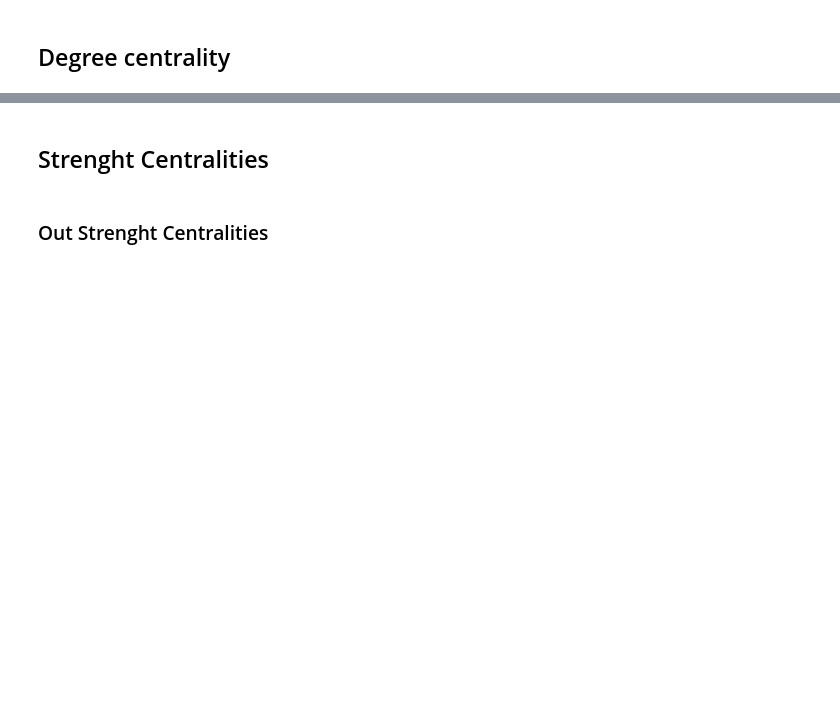
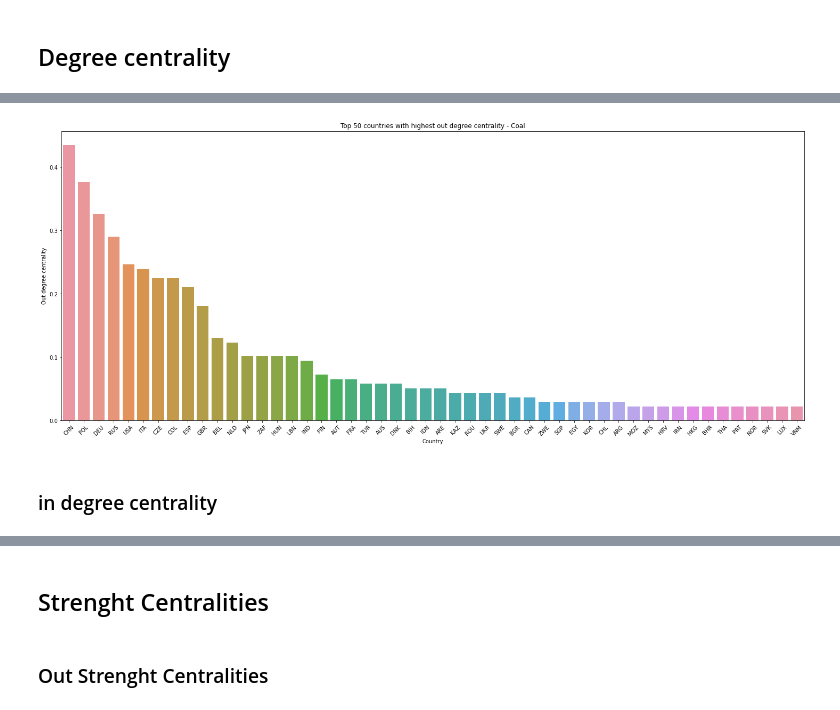
Before and after one commit to HumidBore/Social-Network-Analysis, a Jupyter notebook: SocialNetworkAnalysis.ipynb, the cells around one changed output, grey strips where cells are left out. Cells and saved outputs as stored; diff of their text form; code cells hidden in the pictures; blank space fills up the shorter version.

```diff
--- a/SocialNetworkAnalysis.ipynb
+++ b/SocialNetworkAnalysis.ipynb
@@ -12,6 +12,14 @@ import matplotlib.pyplot as plt
 THRESHOLD = 1.0
 PRODUCT = "Coal"
 DATASET_PATH = "DatasetWithCountries.xlsx"
+# %%
+def custom_plotting_function(occurrences, xlabel, ylabel, title):
+
+    _, ax = plt.subplots(figsize=(25, 10))
+    plot = sns.barplot(x=0, y=1, data=occurrences, ax=ax)
+    plot.set(xlabel=xlabel, ylabel=ylabel, title=title)
+    plot.set_xticklabels(occurrences[0], rotation=45)
+    plt.show()
 # %% [markdown]
 ### Reading and cleaning the dataset
 # %%
@@ -94,5 +102,12 @@ out_degree_centrality_list[:10]
  ('ESP', 0.21014492753623187),
  ('GBR', 0.18115942028985507)]
+# %%
+custom_plotting_function(pd.DataFrame(
+    out_degree_centrality_list[:50]), "Country", "Out degree centrality", "Top 50 countries with highest out degree centrality - " + PRODUCT)
+# %% [output]
+[figure, added]
+# %% [markdown]
+### in degree centrality
 # %%
 in_degree_centrality_list = sorted(nx.in_degree_centrality(G_product).items(), key=lambda item: item[1], reverse=True)
 in_degree_centrality_list[:10]
```
Also changed, not shown: parts of 32 cells of this notebook.
